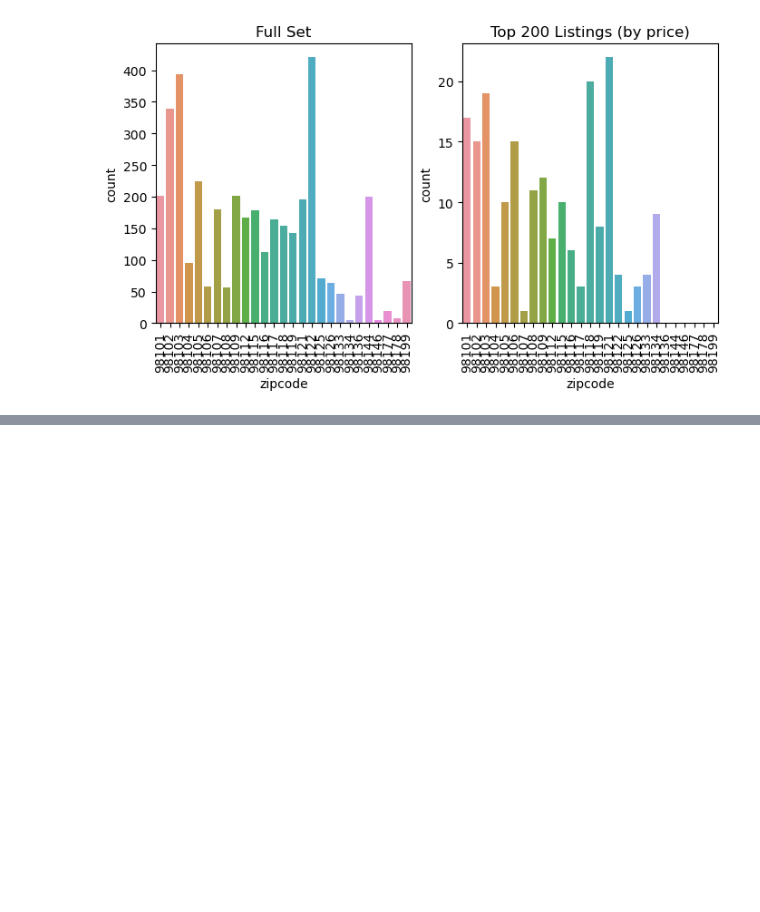
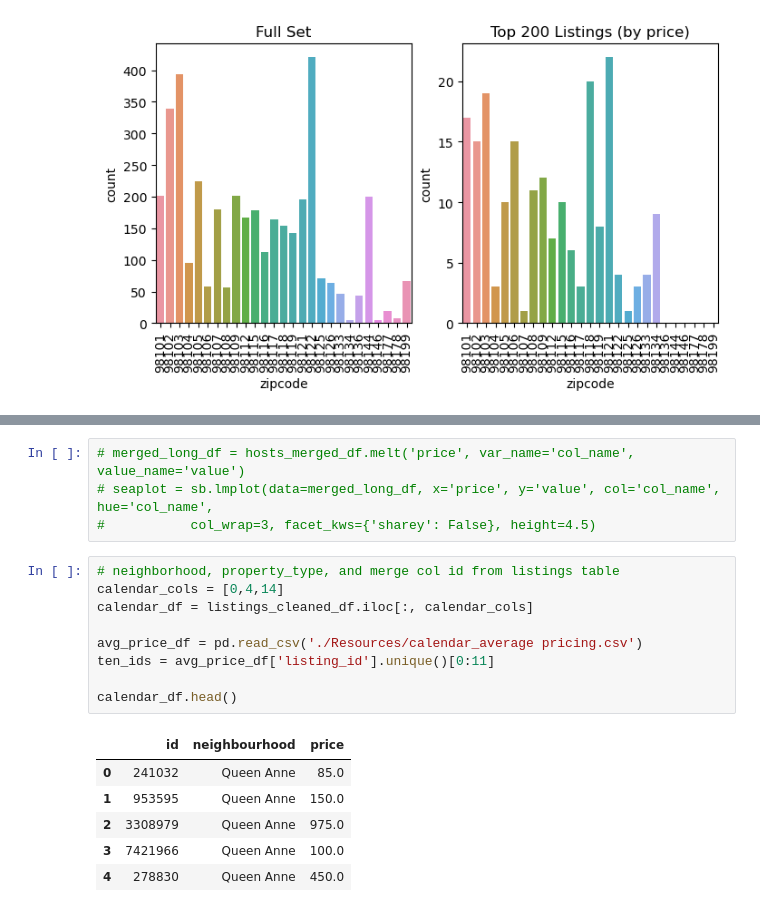
Before and after one commit to kcelik369/Project3_Team7, a Jupyter notebook: seaborn.ipynb, the cells around one changed output, grey strips where cells are left out. Drawn from its saved outputs; the diff is of its cells as text; blank space fills up the shorter version.

```diff
--- a/seaborn.ipynb
+++ b/seaborn.ipynb
@@ -232,0 +265,20 @@ plt.show()
+# %%
+# merged_long_df = hosts_merged_df.melt('price', var_name='col_name', value_name='value')
+# seaplot = sb.lmplot(data=merged_long_df, x='price', y='value', col='col_name', hue='col_name',
+#           col_wrap=3, facet_kws={'sharey': False}, height=4.5)
+# %%
+# neighborhood, property_type, and merge col id from listings table
+calendar_cols = [0,4,14]
+calendar_df = listings_cleaned_df.iloc[:, calendar_cols]
+
+avg_price_df = pd.read_csv('./Resources/calendar_average pricing.csv')
+ten_ids = avg_price_df['listing_id'].unique()[0:11]
+
+calendar_df.head()
+# %% [output]
+|  | id | neighbourhood | price |
+| 0 | 241032 | Queen Anne | 85.0 |
+| 1 | 953595 | Queen Anne | 150.0 |
+| 2 | 3308979 | Queen Anne | 975.0 |
+| 3 | 7421966 | Queen Anne | 100.0 |
+| 4 | 278830 | Queen Anne | 450.0 |
```
Also changed, not shown: parts of 12 cells of this notebook, 3 other files.
